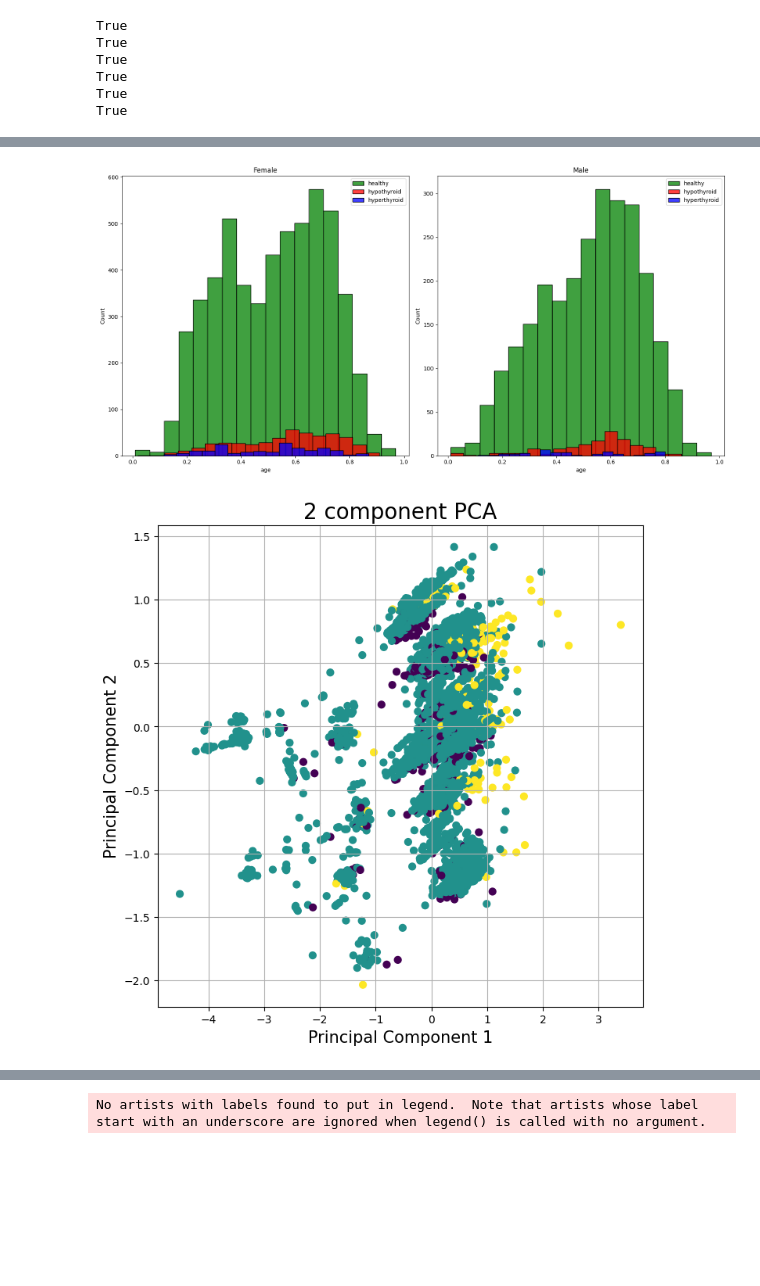
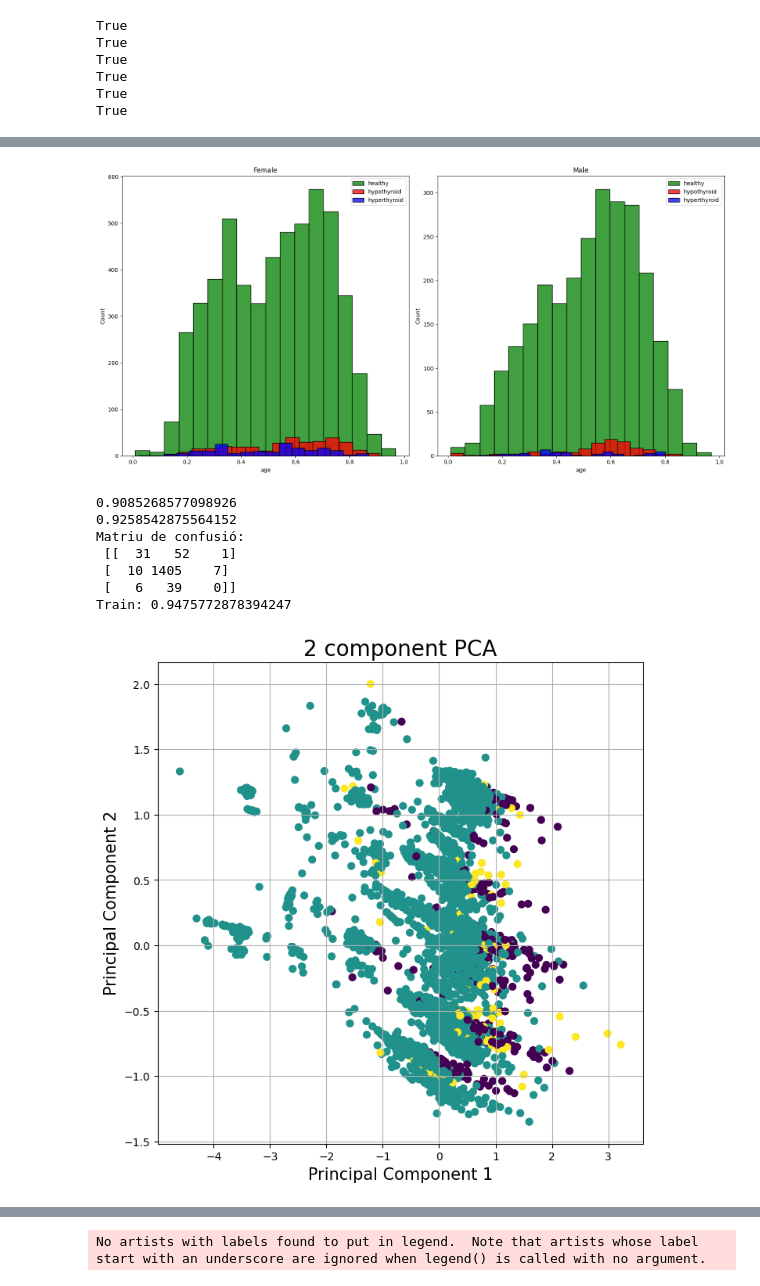
Before and after one commit to NIU1668072/ThyroidDiseaseClassification, a Jupyter notebook: thyroid.ipynb, the cells around one changed output, grey strips where cells are left out. Drawn from its saved outputs; the diff is of its cells as text; code cells hidden in the pictures; blank space fills up the shorter version.

```diff
--- a/thyroid.ipynb
+++ b/thyroid.ipynb
@@ -249,7 +251,7 @@ True
 df.drop(mesures,axis='columns',inplace=True)
 # %%
 df_fill_na = df.copy()
-valors_maxims_normals = [40,6,150,1.3,165,39]
+valors_maxims_normals = [5.6,6,150,1.3,165,39]
 for i,j in zip(valors,valors_maxims_normals):
     df_fill_na[i]/=j
 df_fill_na.head(10)
@@ -389,9 +395,10 @@ axes[1].set_title('Male')
 
 # Mostrar la gràfica
 plt.tight_layout()
+plt.savefig("relacio_edat_sexe_target.pdf")
 plt.show()
 # %% [output]
-[figure, old version]
+[figure, new version]
 # %%
 from sklearn.model_selection import train_test_split
 target_att = 'target'
@@ -401,20 +408,42 @@ y = df_fill_na[[target_att]]
 X_train_val_fillna, X_test_fillna, y_train_val_fillna, y_test_fillna = train_test_split(X, y, test_size=0.1, random_state=42)
 # %%
 from sklearn.decomposition import PCA
-
+from sklearn.ensemble import GradientBoostingClassifier
+from sklearn.metrics import f1_score, accuracy_score
+from sklearn.metrics import confusion_matrix
 # Provem PCA amb 2 components
 pca = PCA(n_components=2)
 y_pca = np.array(y_train_val_fillna)
 X_data_pca_2 = pca.fit_transform(X_train_val_fillna)
 
 fig = plt.figure(figsize = (8,8))
 ax = fig.add_subplot(1,1,1)
 ax.set_xlabel('Principal Component 1', fontsize = 15)
 ax.set_ylabel('Principal Component 2', fontsize = 15)
 ax.set_title('2 component PCA', fontsize = 20)
 
 ax.scatter(X_data_pca_2[:,0], X_data_pca_2[:,1],c = y_pca[:], s = 40, cmap='viridis')
 ax.grid()
+plt.savefig("PCA_df_fillna.pdf")
+
+X_train, X_val, y_train, y_val = train_test_split(X_data_pca_2, y_train_val_fillna, test_size=0.2, random_state=20)
+model = GradientBoostingClassifier()
+model.fit(X_train, y_train)
+y_pred = model.predict(X_val)
+y_pred_train = model.predict(X_train)
+cm = confusion_matrix(y_val, y_pred)
+
+print(f1_score(y_val,y_pred,average='weighted'))
+print(accuracy_score(y_val,y_pred))
+print("Matriu de confusió:\n", cm)
+print("Train:",f1_score(y_train,y_pred_train,average='weighted'))
 # %% [output]
+0.9085268577098926
+0.9258542875564152
+Matriu de confusió:
+ [[  31   52    1]
+ [  10 1405    7]
+ [   6   39    0]]
+Train: 0.9475772878394247
-[figure, old version]
+[figure, new version]
 # %%
```
Also changed, not shown: parts of 36 cells of this notebook, 46 other files.
